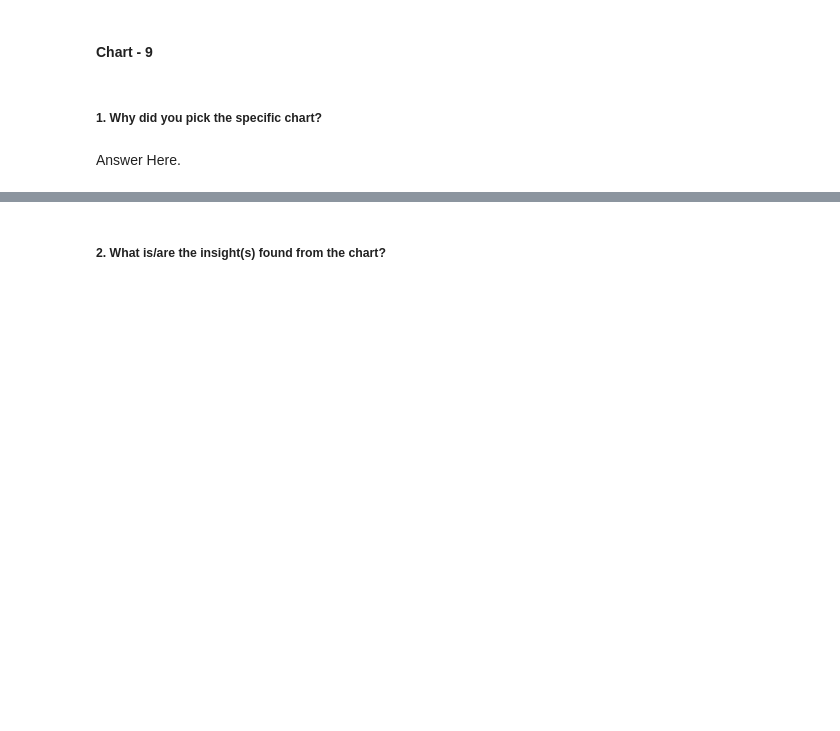
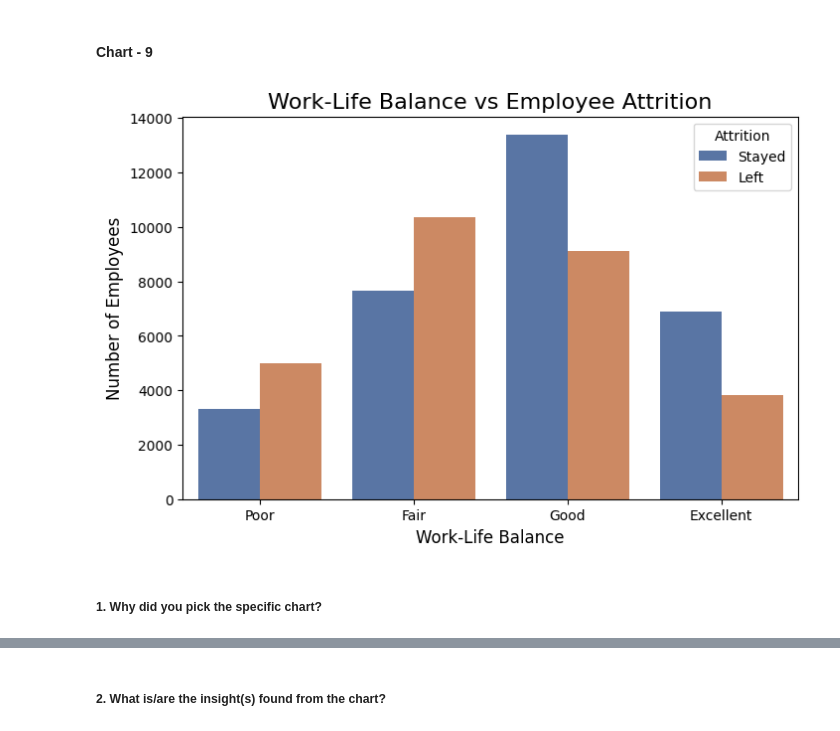
Before and after one commit to Sneha8126/Sneha-Sample-Classisfication--ML-Submission-Template, a Jupyter notebook: Sneha_Sample_Classisfication_ML_Submission_Template.ipynb, the cells around one changed output, grey strips where cells are left out. Saved outputs shown, nothing was run; the diff lists cells and outputs as text; code cells hidden in the pictures; blank space fills up the shorter version.

Commit message:
Added chart-9 and its insights

```diff
--- a/Sneha_Sample_Classisfication_ML_Submission_Template.ipynb
+++ b/Sneha_Sample_Classisfication_ML_Submission_Template.ipynb
@@ -713,4 +711,25 @@ Are there any insights that lead to negative growth? Justify with specific reaso
+# %%
+# Chart - 9 visualization code
+plt.figure(figsize=(8,5))
+
+order = ['Poor', 'Fair', 'Good', 'Excellent']
+
+sns.countplot(
+    data=df,
+    x='Work-Life Balance',
+    hue='Attrition',
+    order=order,
+    palette=['#4C72B0', '#DD8452']
+)
+
+plt.title('Work-Life Balance vs Employee Attrition', fontsize=16)
+plt.xlabel('Work-Life Balance', fontsize=12)
+plt.ylabel('Number of Employees', fontsize=12)
+
+plt.legend(title='Attrition')
+
+plt.show()
+# %% [output]
+[figure, added]
 # %% [markdown]
 ##### 1. Why did you pick the specific chart?
-# %% [markdown]
-Answer Here.
```
Also changed, not shown: parts of 6 cells of this notebook.
